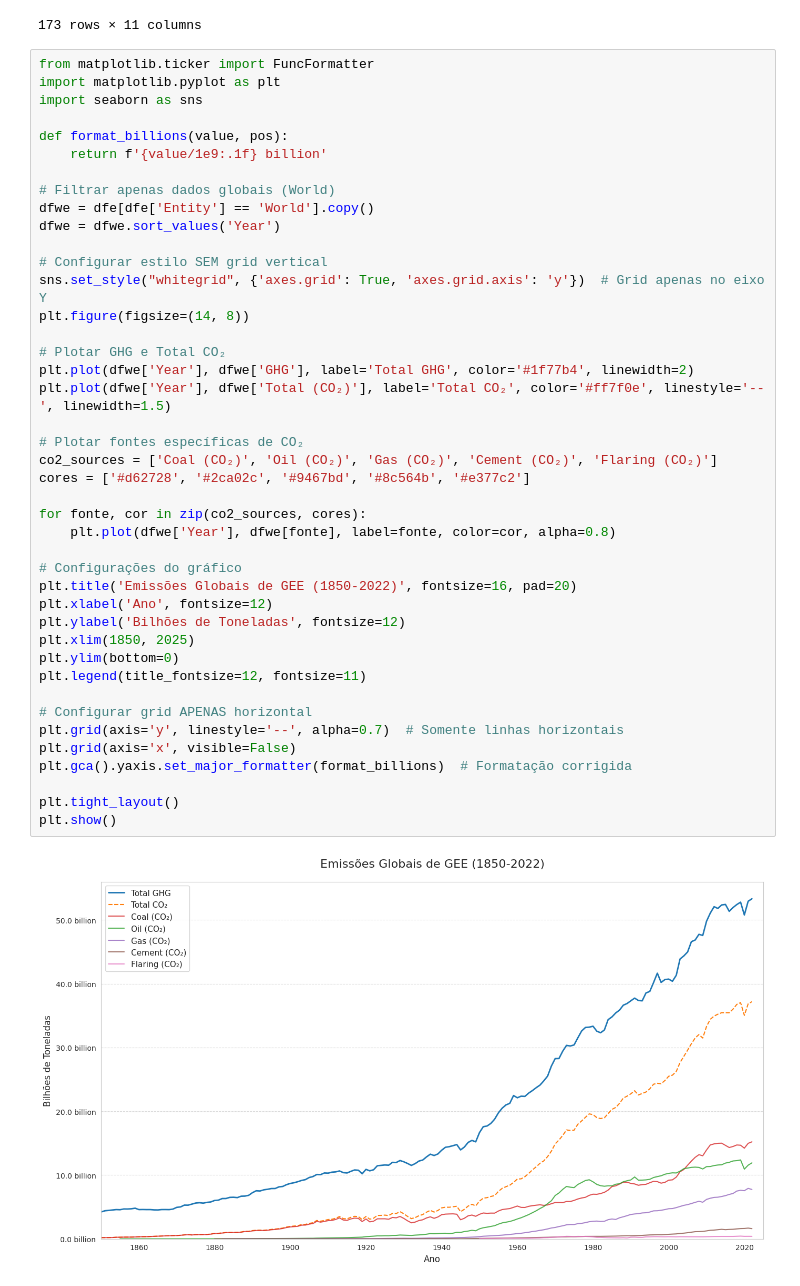
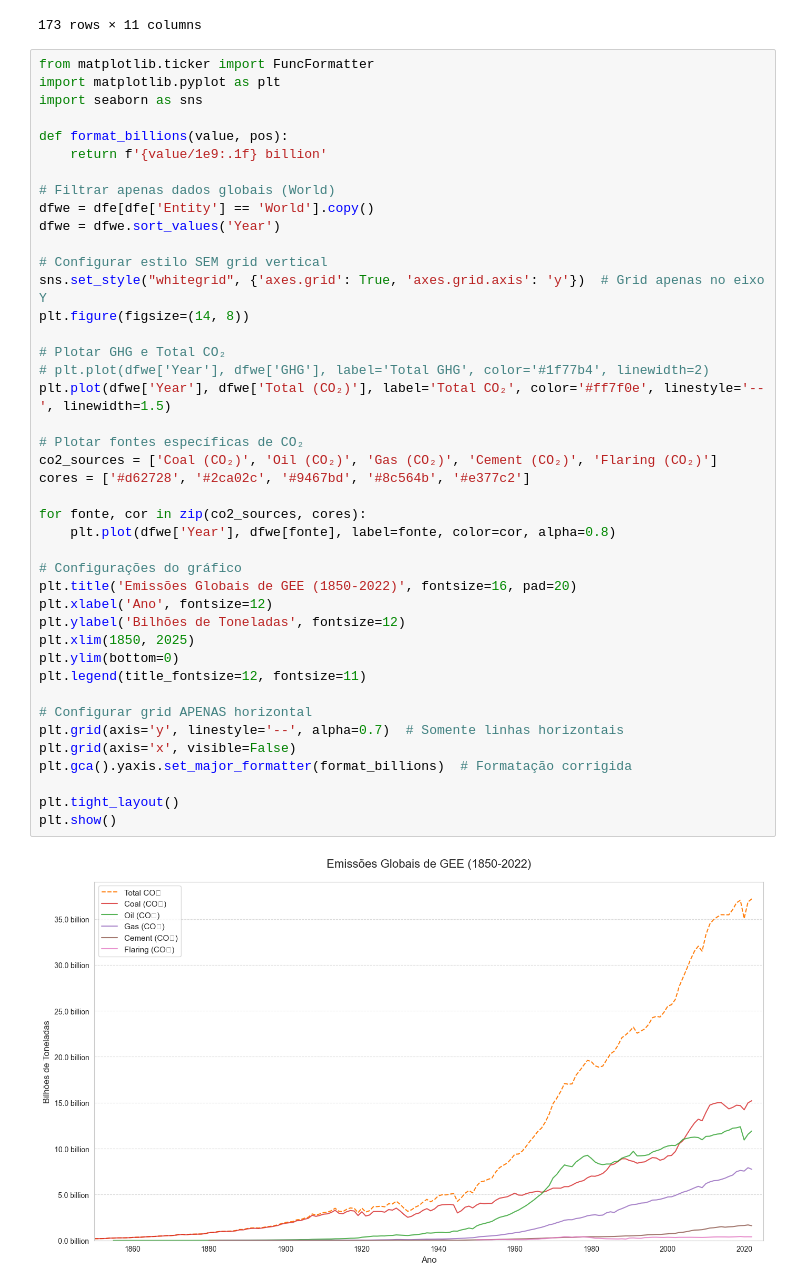
Before and after one commit to LucasAndrin/FinalProject-DC, a Jupyter notebook: emission.ipynb, the cells around one changed output. Drawn from its saved outputs; the diff is of its cells as text.

```diff
--- a/emission.ipynb
+++ b/emission.ipynb
@@ -32,32 +32,32 @@ dfwe = dfwe.sort_values('Year')
 # Configurar estilo SEM grid vertical
 sns.set_style("whitegrid", {'axes.grid': True, 'axes.grid.axis': 'y'})  # Grid apenas no eixo Y
 plt.figure(figsize=(14, 8))
 
 # Plotar GHG e Total CO₂
-plt.plot(dfwe['Year'], dfwe['GHG'], label='Total GHG', color='#1f77b4', linewidth=2)
+# plt.plot(dfwe['Year'], dfwe['GHG'], label='Total GHG', color='#1f77b4', linewidth=2)
 plt.plot(dfwe['Year'], dfwe['Total (CO₂)'], label='Total CO₂', color='#ff7f0e', linestyle='--', linewidth=1.5)
 
 # Plotar fontes específicas de CO₂
 co2_sources = ['Coal (CO₂)', 'Oil (CO₂)', 'Gas (CO₂)', 'Cement (CO₂)', 'Flaring (CO₂)']
 cores = ['#d62728', '#2ca02c', '#9467bd', '#8c564b', '#e377c2']
 
 for fonte, cor in zip(co2_sources, cores):
     plt.plot(dfwe['Year'], dfwe[fonte], label=fonte, color=cor, alpha=0.8)
 
 # Configurações do gráfico
 plt.title('Emissões Globais de GEE (1850-2022)', fontsize=16, pad=20)
 plt.xlabel('Ano', fontsize=12)
 plt.ylabel('Bilhões de Toneladas', fontsize=12)
 plt.xlim(1850, 2025)
 plt.ylim(bottom=0)
 plt.legend(title_fontsize=12, fontsize=11)
 
 # Configurar grid APENAS horizontal
 plt.grid(axis='y', linestyle='--', alpha=0.7)  # Somente linhas horizontais
 plt.grid(axis='x', visible=False)
 plt.gca().yaxis.set_major_formatter(format_billions)  # Formatação corrigida
 
 plt.tight_layout()
 plt.show()
 # %% [output]
-[figure, old version]
+[figure, new version]
```
Also changed, not shown: 10 other files.
